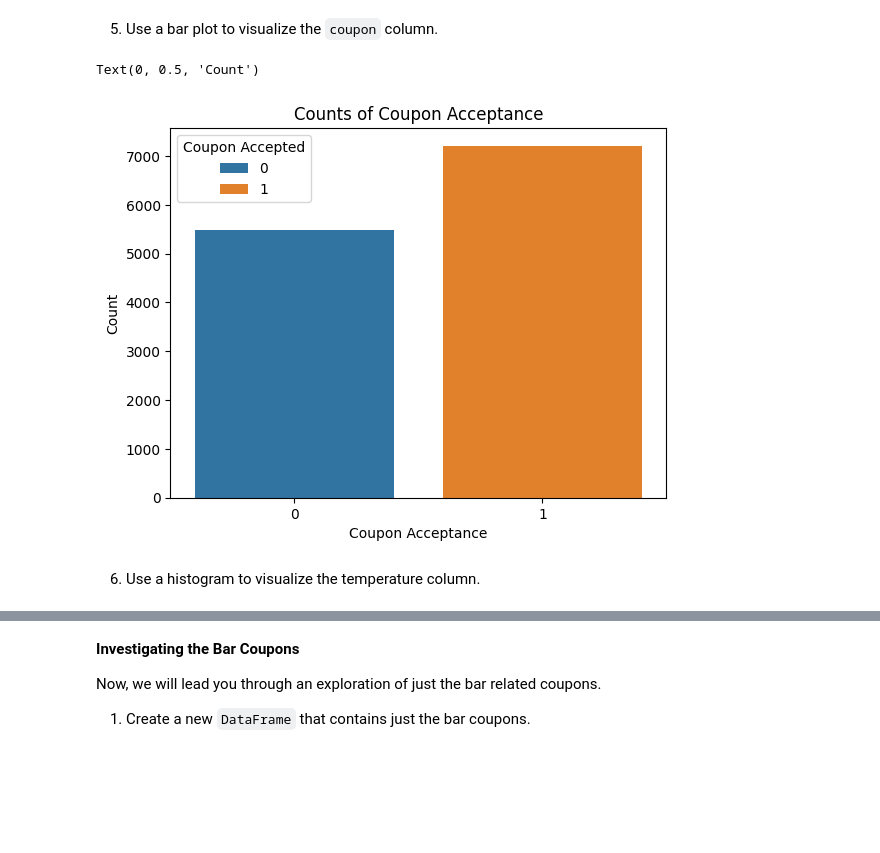
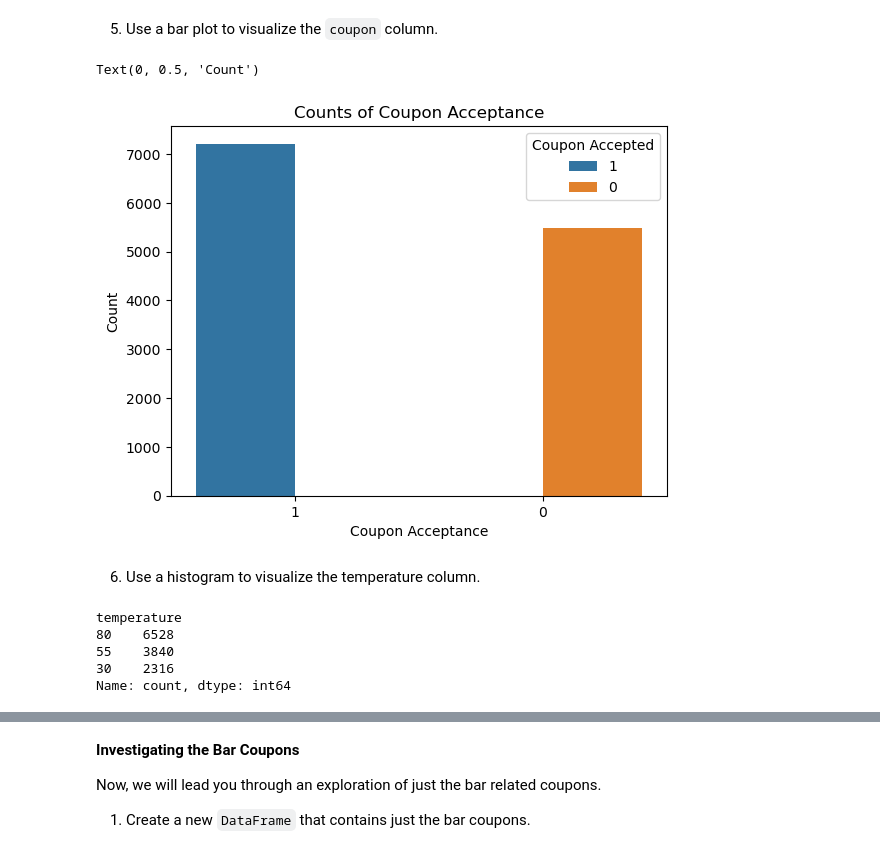
Before and after one commit to Raesu/pcmlai, a Jupyter notebook: Module 5/assignment_5_1_starter/prompt.ipynb, the cells around one changed output, grey strips where cells are left out. Cells and saved outputs as stored; diff of their text form; code cells hidden in the pictures; blank space fills up the shorter version.

```diff
--- a/Module 5/assignment_5_1_starter/prompt.ipynb
+++ b/Module 5/assignment_5_1_starter/prompt.ipynb
@@ -214,15 +214,25 @@ np.round(data['Y'].mean(),3)
 5. Use a bar plot to visualize the `coupon` column.
 # %%
 couponCounts = data['Y'].value_counts().reset_index().rename(columns={'Y':'Coupon Accepted'})
+# NOTE On my primary computer I did not need this line, the chart also renders differently (but still correct)
+couponCounts['Coupon Accepted'] = couponCounts['Coupon Accepted'].astype(str)
 sns.barplot(couponCounts, x='Coupon Accepted', y='count', hue='Coupon Accepted')
 plt.title('Counts of Coupon Acceptance')
 plt.xlabel('Coupon Acceptance')
 plt.ylabel('Count')
 # %% [output]
 Text(0, 0.5, 'Count')
-[figure, old version]
+[figure, new version]
 # %% [markdown]
 6. Use a histogram to visualize the temperature column.
+# %%
+data['temperature'].value_counts()
+# %% [output]
+temperature
+80    6528
+55    3840
+30    2316
+Name: count, dtype: int64
 # %%
 # Only 3 values for temperature
 sns.histplot(data, x='temperature', hue='temperature')
```
Also changed, not shown: parts of 13 cells of this notebook, 1 other file.
